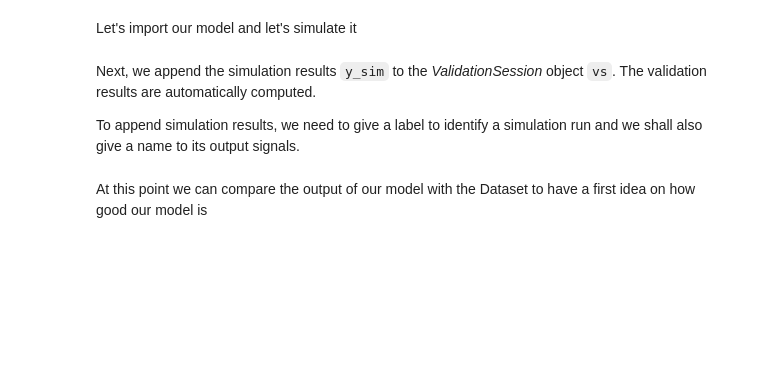
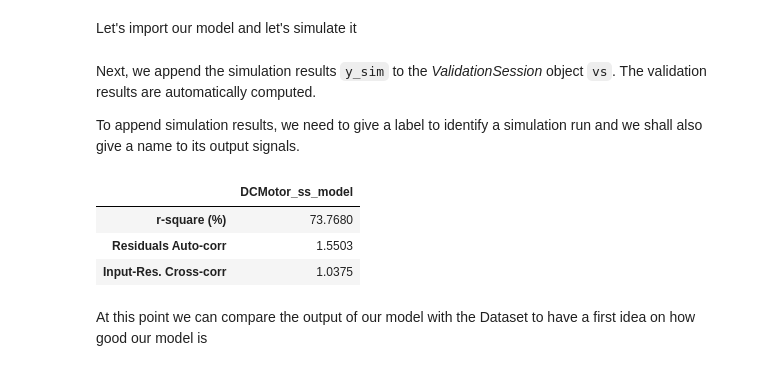
Before and after one commit to VolvoGroup/dymoval, a Jupyter notebook: scripts/tutorial.ipynb, the cells around one changed output. Saved outputs shown, nothing was run; the diff lists cells and outputs as text; code cells hidden in the pictures; blank space fills up the shorter version.

```diff
--- a/scripts/tutorial.ipynb
+++ b/scripts/tutorial.ipynb
@@ -210,6 +216,13 @@ To append simulation results, we need to give a label to identify a simulation r
 sim_name = "DCMotor_ss_model"
 sim_labels = ["ia","theta","dot_theta"]
 vs = vs.append_simulation(sim_name, sim_labels, y_sim)
+# %%
+vs.validation_results
+# %% [output]
+|  | DCMotor_ss_model |
+| r-square (%) | 73.7680 |
+| Residuals Auto-corr | 1.5503 |
+| Input-Res. Cross-corr | 1.0375 |
 # %% [markdown]
 At this point we can compare the output of our model with the Dataset to have a first idea on how good our model is
 # %%
```
Also changed, not shown: parts of 12 cells of this notebook, 6 other files.
